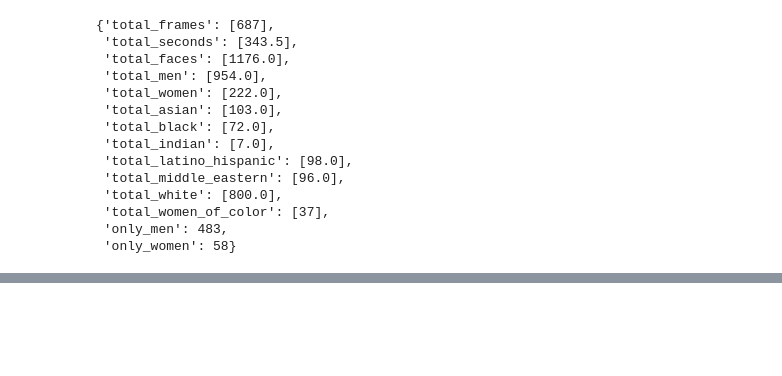
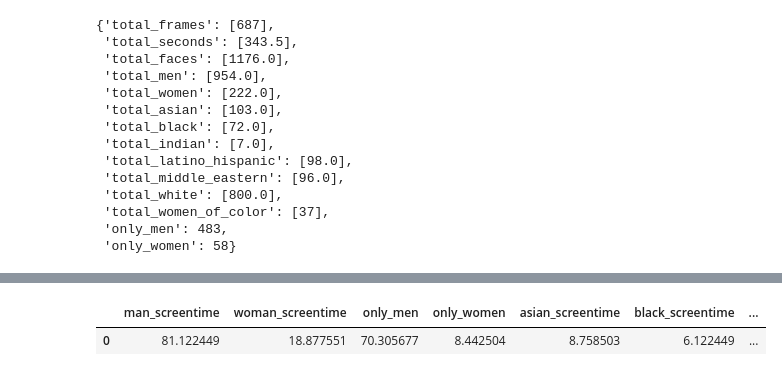
Before and after one commit to moe221/diversity_in_cinema, a Jupyter notebook: notebooks/goGabiO_statistics.ipynb, the cells around one changed output, grey strips where cells are left out. Saved outputs shown, nothing was run; the diff lists cells and outputs as text; code cells hidden in the pictures; blank space fills up the shorter version.

Commit message:
Finalized stats calcs

```diff
--- a/notebooks/goGabiO_statistics.ipynb
+++ b/notebooks/goGabiO_statistics.ipynb
@@ -216,0 +242,21 @@ print(asian_screentime+black_screentime+indian_screentime+latino_hispanic_screen
+# %%
+dict_stats = {
+'man_screentime': df_new['total_men']/df_new['total_faces']*100,
+'woman_screentime': df_new['total_women']/df_new['total_faces']*100,
+'only_men': df_new['only_men']/df_new['total_frames']*100,
+'only_women': df_new['only_women']/df_new['total_frames']*100,
+'asian_screentime': df_new['total_asian']/df_new['total_faces']*100,
+'black_screentime': df_new['total_black']/df_new['total_faces']*100,
+'indian_screentime': df_new['total_indian']/df_new['total_faces']*100,
+'latino_hispanic_screentime': df_new['total_latino_hispanic']/df_new['total_faces']*100,
+'middle_eastern_screentime': df_new['total_middle_eastern']/df_new['total_faces']*100,
+'white_screentime': df_new['total_white']/df_new['total_faces']*100,
+'women_of_color': df_new['total_women_of_color']/df_new['total_frames']*100
+}
+
+final_df = pd.DataFrame.from_dict(dict_stats)
+# %%
+final_df
+# %% [output]
+|  | man_screentime | woman_screentime | only_men | only_women | asian_screentime | black_screentime | ... |
+| 0 | 81.122449 | 18.877551 | 70.305677 | 8.442504 | 8.758503 | 6.122449 | ... |
```
Also changed, not shown: parts of 5 cells of this notebook.
